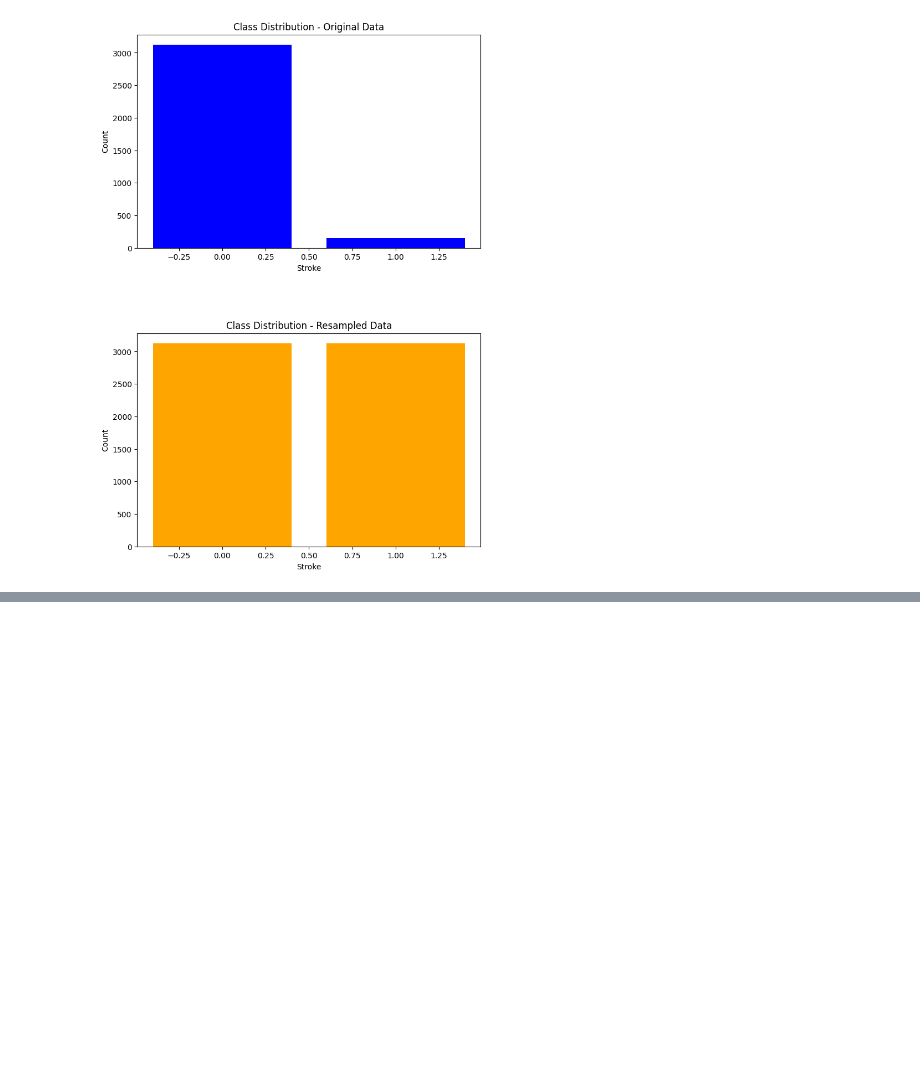
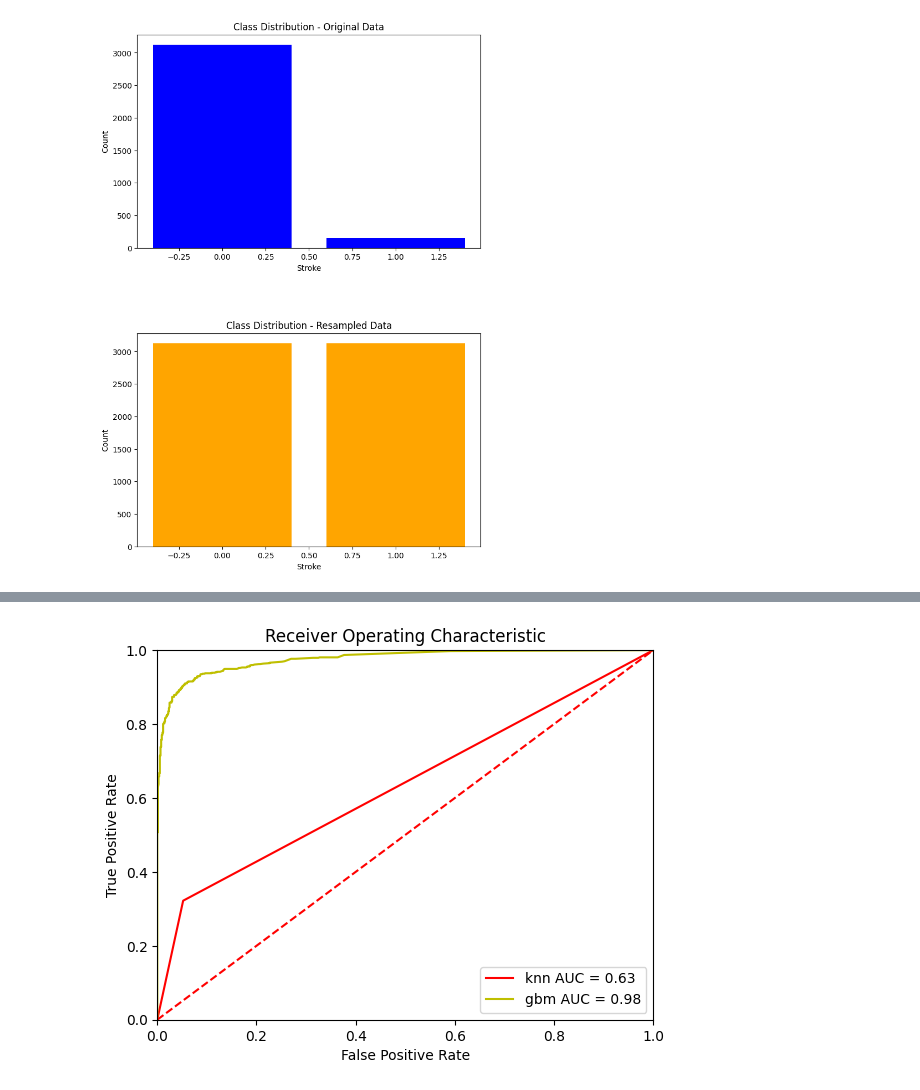
Before and after one commit to Detopall/stroke-prediction, a Jupyter notebook: stroke_prediction.ipynb, the cells around one changed output, grey strips where cells are left out. Cells and saved outputs as stored; diff of their text form; code cells hidden in the pictures; blank space fills up the shorter version.

```diff
--- a/stroke_prediction.ipynb
+++ b/stroke_prediction.ipynb
@@ -93,0 +309,24 @@ plt.show()
+# %%
+# plotting the results
+
+preds_gbm = isotonic_gbm.predict_proba(X_val_smote)[:,1]
+
+fpr_k, tpr_k, threshold = metrics.roc_curve(y_val_smote, preds_knn)
+fpr_g, tpr_g, threshold = metrics.roc_curve(y_val_smote, preds_gbm)
+
+roc_auc_k = metrics.auc(fpr_k, tpr_k)
+roc_auc_g = metrics.auc(fpr_g, tpr_g)
+
+plt.title('Receiver Operating Characteristic')
+plt.plot(fpr_k, tpr_k, 'r', label = 'knn AUC = %0.2f' % roc_auc_k)
+plt.plot(fpr_g, tpr_g, 'y', label = 'gbm AUC = %0.2f' % roc_auc_g)
+
+plt.legend(loc = 'lower right')
+plt.plot([0, 1], [0, 1],'r--')
+plt.xlim([0, 1])
+plt.ylim([0, 1])
+plt.ylabel('True Positive Rate')
+plt.xlabel('False Positive Rate')
+plt.show()
+# %% [output]
+[figure, added]
```
Also changed, not shown: parts of 15 cells of this notebook, 1 other file.
